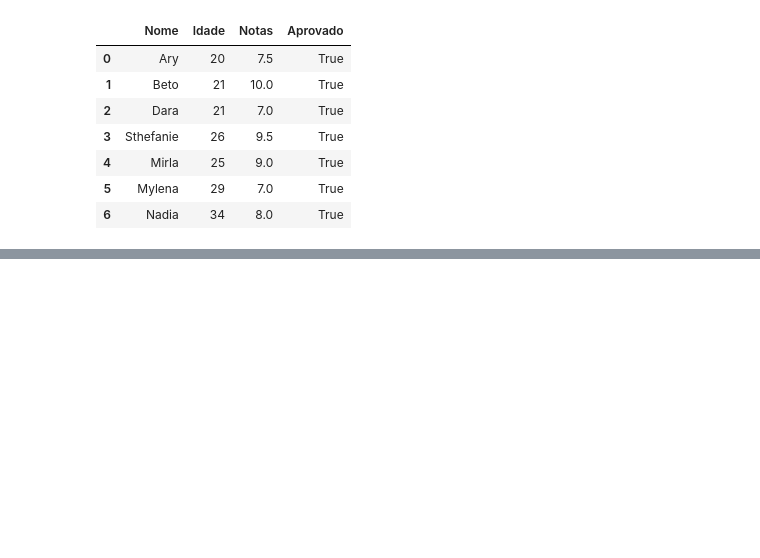
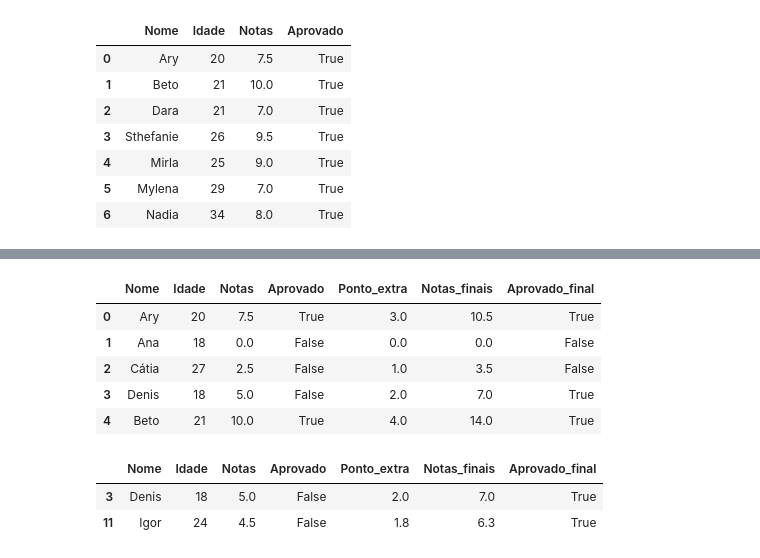
Before and after one commit to tecStudent/alura-pandas, a Jupyter notebook: 1_conhecendo_biblioteca/pratica.ipynb, the cells around one changed output, grey strips where cells are left out. Saved outputs shown, nothing was run; the diff lists cells and outputs as text; code cells hidden in the pictures; blank space fills up the shorter version.

```diff
--- a/1_conhecendo_biblioteca/pratica.ipynb
+++ b/1_conhecendo_biblioteca/pratica.ipynb
@@ -158,0 +151,4 @@ pd.read_csv('alunos_aprovados.csv',sep=';')
+# %%
+alunos['Ponto_extra'] = alunos['Notas'] * 0.4
+
+alunos.head()
@@ -158,0 +162,3 @@ pd.read_csv('alunos_aprovados.csv',sep=';')
+# %%
+alunos['Notas_finais'] = alunos['Notas'] + alunos['Ponto_extra']
+alunos.head()
@@ -158,0 +172,17 @@ pd.read_csv('alunos_aprovados.csv',sep=';')
+# %%
+alunos['Aprovado_final'] = alunos['Notas_finais'].apply(lambda x: True if x >= 6 else False)
+
+alunos.head()
+# %% [output]
+|  | Nome | Idade | Notas | Aprovado | Ponto_extra | Notas_finais | Aprovado_final |
+| 0 | Ary | 20 | 7.5 | True | 3.0 | 10.5 | True |
+| 1 | Ana | 18 | 0.0 | False | 0.0 | 0.0 | False |
+| 2 | Cátia | 27 | 2.5 | False | 1.0 | 3.5 | False |
+| 3 | Denis | 18 | 5.0 | False | 2.0 | 7.0 | True |
+| 4 | Beto | 21 | 10.0 | True | 4.0 | 14.0 | True |
+# %%
+alunos.query('Aprovado == False & Aprovado_final == True')
+# %% [output]
+|  | Nome | Idade | Notas | Aprovado | Ponto_extra | Notas_finais | Aprovado_final |
+| 3 | Denis | 18 | 5.0 | False | 2.0 | 7.0 | True |
+| 11 | Igor | 24 | 4.5 | False | 1.8 | 6.3 | True |
```
Also changed, not shown: parts of 5 cells of this notebook, 1 other file.
